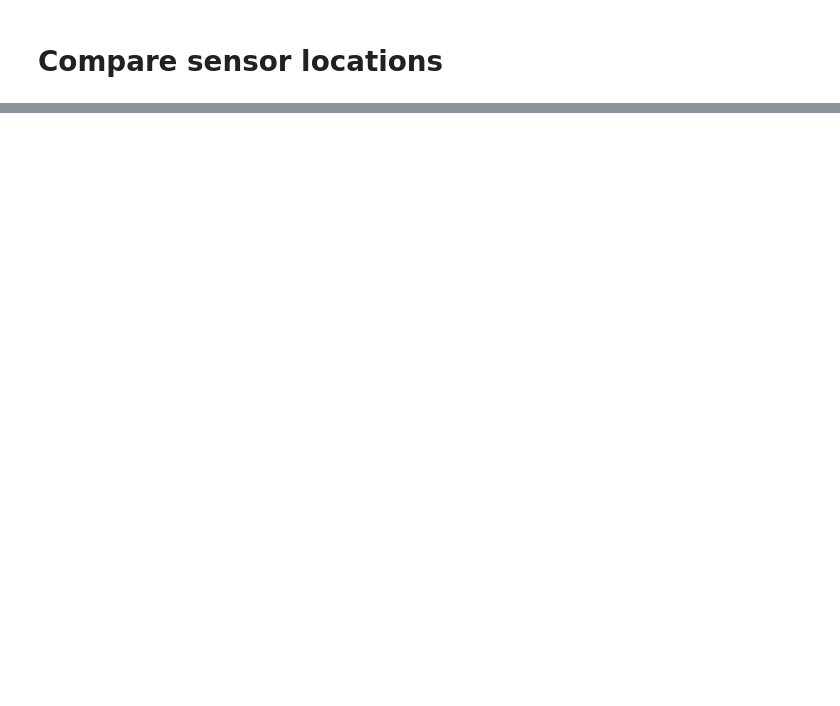
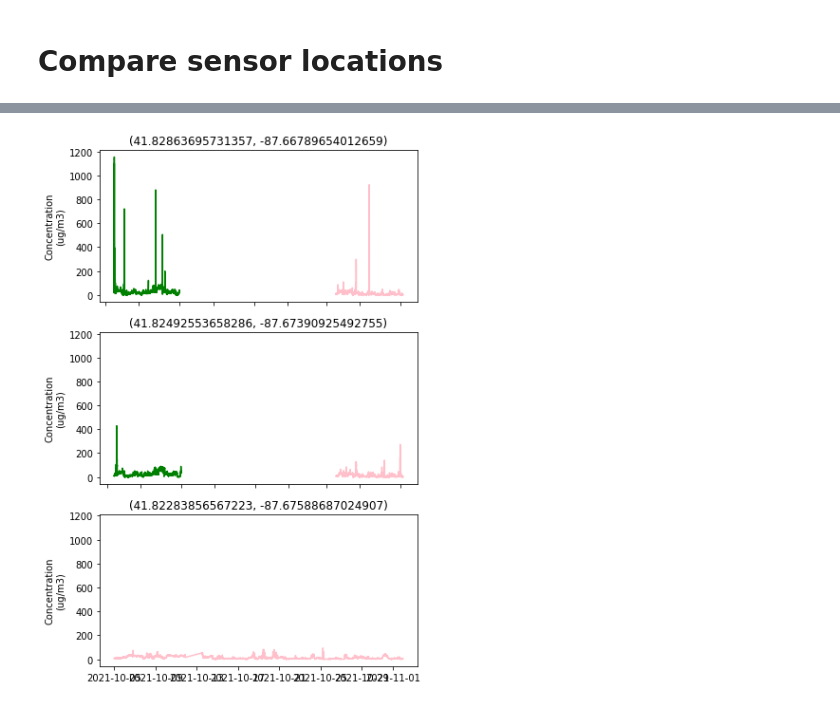
Before and after one commit to code-312/Air-Quality, a Jupyter notebook: notebooks/compare_airnow_and_purpleair.ipynb, the cells around one changed output, grey strips where cells are left out. Drawn from its saved outputs; the diff is of its cells as text; code cells hidden in the pictures; blank space fills up the shorter version.

```diff
--- a/notebooks/compare_airnow_and_purpleair.ipynb
+++ b/notebooks/compare_airnow_and_purpleair.ipynb
@@ -30,7 +31,7 @@ def import_archive_data(fname, season):
 # %%
 # Import summer and autumn AirNow data into a single DataFrame
 df_an = pd.DataFrame()
-for season in ['summer', 'autumn']:
+for season in SEASONS:
     fname = os.path.join(datadir, f"{season}_2021_airnow.csv")
     df_tmp = pd.read_csv(fname, index_col=0, parse_dates=['DateTime'])
     df_tmp['season'] = season
@@ -129,6 +138,6 @@ df_pa_pm25.head()
 | 4 | 41.828637 | -87.667897 | 2021-07-25 00:09:48+00:00 | 18.68 | summer |
 # %%
 # Get list of unique sensor coordinates
-sensorCoords_pa = df_pa_pm25[['latitude', 'longitude']].drop_duplicates()
+sensorCoords_pa = df_pa_pm25[['latitude', 'longitude']].drop_duplicates().sort_values(by='latitude').reset_index()
 print(sensorCoords_pa)
 # %% [output]
@@ -171,0 +220,4 @@ plt.savefig('figures/sensor_locations_PM.png', bbox_inches='tight', dpi=600)
+# %%
+plot_seasonal_trends(df_pa_pm25, sensorCoords_pa)
+# %% [output]
+[figure, added]
```
Also changed, not shown: parts of 8 cells of this notebook.
